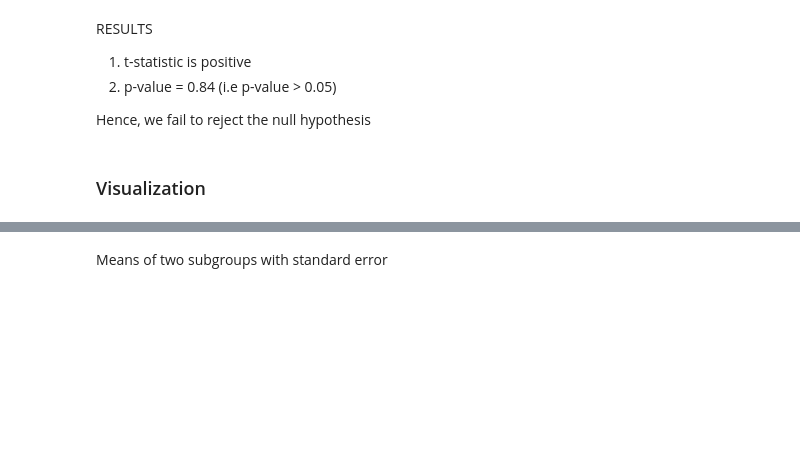
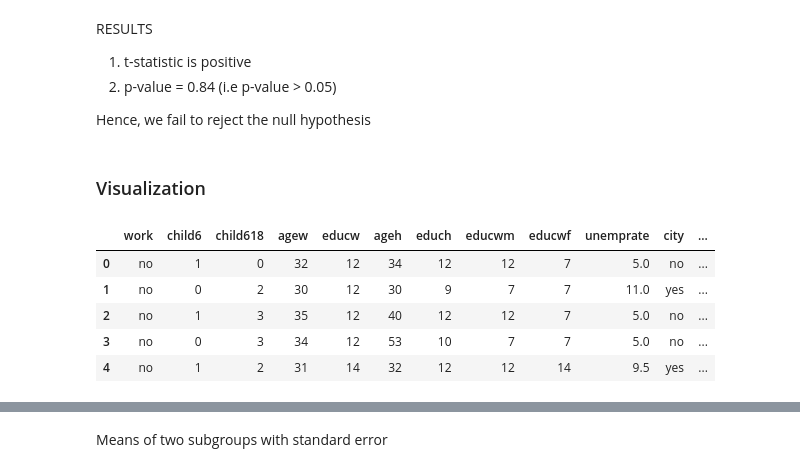
Before and after one commit to TashiNyangmi/Understood, a Jupyter notebook: Understood_org2.ipynb, the cells around one changed output, grey strips where cells are left out. Cells and saved outputs as stored; diff of their text form; code cells hidden in the pictures; blank space fills up the shorter version.

```diff
--- a/Understood_org2.ipynb
+++ b/Understood_org2.ipynb
@@ -534,5 +530,14 @@ hypothesis
 # %%
 df_hp1 = df.copy()
 df_hp1["hschoolw"] = np.where(df_hp1["educw"]>= 12, "yes", "no")
+# %%
+df_hp1.head()
+# %% [output]
+|  | work | child6 | child618 | agew | educw | ageh | educh | educwm | educwf | unemprate | city | ... |
+| 0 | no | 1 | 0 | 32 | 12 | 34 | 12 | 12 | 7 | 5.0 | no | ... |
+| 1 | no | 0 | 2 | 30 | 12 | 30 | 9 | 7 | 7 | 11.0 | yes | ... |
+| 2 | no | 1 | 3 | 35 | 12 | 40 | 12 | 12 | 7 | 5.0 | no | ... |
+| 3 | no | 0 | 3 | 34 | 12 | 53 | 10 | 7 | 7 | 5.0 | no | ... |
+| 4 | no | 1 | 2 | 31 | 14 | 32 | 12 | 12 | 14 | 9.5 | yes | ... |
 # %%
 plt.figure(figsize=(10,10))
```
Also changed, not shown: parts of 11 cells of this notebook.
